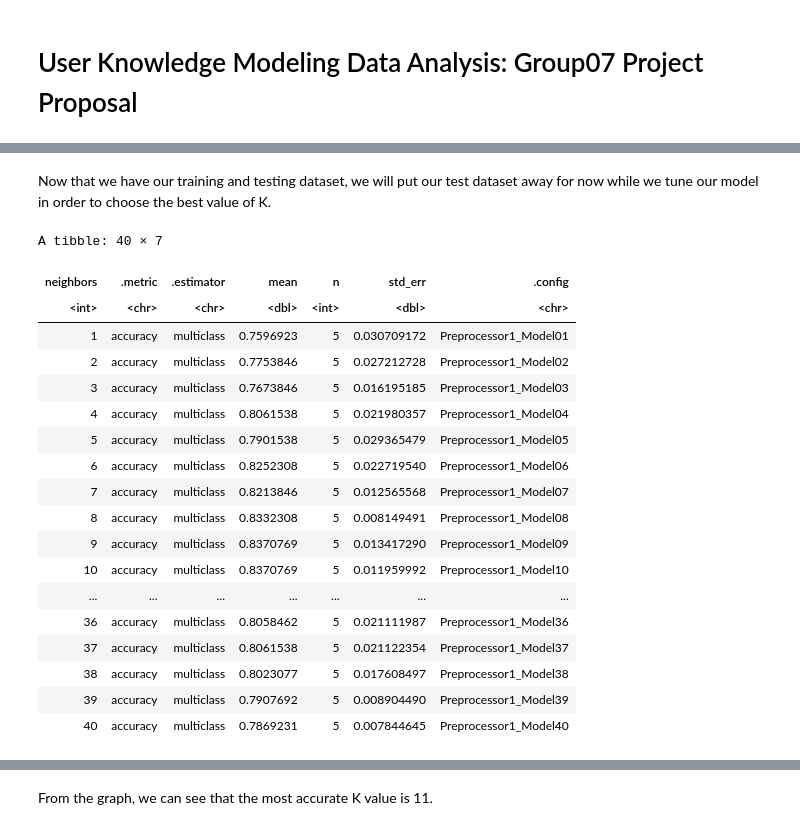
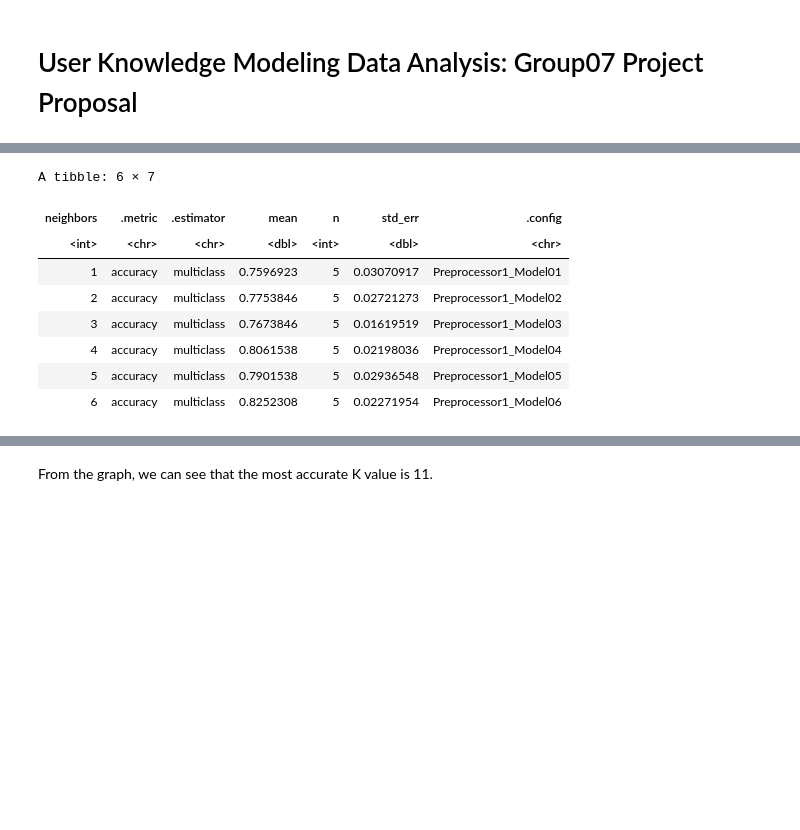
Before and after one commit to lucyzyl/dsci_100_007_group07, a Jupyter notebook: report.ipynb, the cells around one changed output, grey strips where cells are left out. Drawn from its saved outputs; the diff is of its cells as text; code cells hidden in the pictures; blank space fills up the shorter version.

```diff
--- a/report.ipynb
+++ b/report.ipynb
@@ -23,13 +24,18 @@ library(tidyverse)
 library(readxl)
 library(dplyr)
 library(tidymodels)
-set.seed(102)
 
-# read the dataset into R
+# download the excel file directly from the web
 url <- "https://archive.ics.uci.edu/ml/machine-learning-databases/00257/Data_User_Modeling_Dataset_Hamdi%20Tolga%20KAHRAMAN.xls"
 download.file(url, destfile = "user.xls")
-messy_user_data <- read_excel("user.xls", sheet = 2)
-head(messy_user_data) # to show the first 6 observations in this dataframe
+
+# load the Training_Data
+messy_user_train <- read_excel("user.xls", sheet = 2)
+head(messy_user_train) # to show the first 6 observations in this dataframe
+
+# load the Test_Data
+messy_user_test <- read_excel("user.xls", sheet = 3)
+head(messy_user_test) # to show the first 6 observations in this dataframe
 # %% [output]
 New names:
 • `` -> `...7`
@@ -46,10 +69,16 @@ A tibble: 6 × 9
 # %%
 set.seed(102)
-# Clean and wrangle the data into a tidy format
-user_data <- messy_user_data |>
+# Clean and wrangle the messy_user_train dataset into a tidy format
+user_train <- messy_user_train |>
     select(STG: UNS) |>
     mutate(UNS = as_factor(UNS))
-head(user_data) # to show the first 6 observations in this dataframe
+head(user_train)
+
+# Clean and wrangle the messy_user_test dataset into a tidy format
+user_test <- messy_user_test |>
+    select(STG: UNS) |>
+    mutate(UNS = as_factor(UNS))
+head(user_test)
 # %% [output]
 A tibble: 6 × 6
 | STG | SCG | STR | LPR | PEG | UNS |
@@ -65,4 +352,0 @@ We will not be needing to perform the initial split because our original data se
-# %%
-set.seed(102)
-# Rename user_data to user_train
-user_train<-user_data
@@ -147,51 +353,38 @@ A tibble: 6 × 6
-# %% [markdown]
-Now that we have our training and testing dataset, we will put our test dataset away for now while we tune our model in order to choose the best value of K.
 # %%
 set.seed(102)
 # Create a 5-fold cross validation object
 user_vfold <- vfold_cv(user_train, v = 5, strata = UNS)
 
 # Create a recipe for the training set and standardize the data
 user_recipe <- recipe(UNS ~ PEG, SCG, STG, LPR, data = user_train) |>
     step_scale(all_predictors()) |>
     step_center(all_predictors())
 
 # Create a knn model specification
  knn_spec <- nearest_neighbor(weight_func = "rectangular", neighbors = tune()) |>
      set_engine("kknn") |>
      set_mode("classification")
 
 # Fit the knn model into a workflow with a range of possible K values
  k_vals <- tibble(neighbors = seq (from = 1, to = 40))
 
- knn_results <- workflow() |>
-     add_recipe(user_recipe) |>
-     add_model(knn_spec) |>
-     tune_grid(resamples = user_vfold, grid = k_vals) |>
+knn_results <- workflow() |>
+    add_recipe(user_recipe) |>
+    add_model(knn_spec) |>
+    tune_grid(resamples = user_vfold, grid = k_vals) |>
     collect_metrics() |>
     filter(.metric == "accuracy")
-
-knn_results
+head(knn_results)
 # %% [output]
-A tibble: 40 × 7
+A tibble: 6 × 7
 | neighbors | .metric | .estimator | mean | n | std_err | .config |
 | <int> | <chr> | <chr> | <dbl> | <int> | <dbl> | <chr> |
-| 1 | accuracy | multiclass | 0.7596923 | 5 | 0.030709172 | Preprocessor1_Model01 |
-| 2 | accuracy | multiclass | 0.7753846 | 5 | 0.027212728 | Preprocessor1_Model02 |
-| 3 | accuracy | multiclass | 0.7673846 | 5 | 0.016195185 | Preprocessor1_Model03 |
-| 4 | accuracy | multiclass | 0.8061538 | 5 | 0.021980357 | Preprocessor1_Model04 |
-| 5 | accuracy | multiclass | 0.7901538 | 5 | 0.029365479 | Preprocessor1_Model05 |
-| 6 | accuracy | multiclass | 0.8252308 | 5 | 0.022719540 | Preprocessor1_Model06 |
-| 7 | accuracy | multiclass | 0.8213846 | 5 | 0.012565568 | Preprocessor1_Model07 |
-| 8 | accuracy | multiclass | 0.8332308 | 5 | 0.008149491 | Preprocessor1_Model08 |
-| 9 | accuracy | multiclass | 0.8370769 | 5 | 0.013417290 | Preprocessor1_Model09 |
-| 10 | accuracy | multiclass | 0.8370769 | 5 | 0.011959992 | Preprocessor1_Model10 |
-| ... | ... | ... | ... | ... | ... | ... |
-| 36 | accuracy | multiclass | 0.8058462 | 5 | 0.021111987 | Preprocessor1_Model36 |
-| 37 | accuracy | multiclass | 0.8061538 | 5 | 0.021122354 | Preprocessor1_Model37 |
-| 38 | accuracy | multiclass | 0.8023077 | 5 | 0.017608497 | Preprocessor1_Model38 |
-| 39 | accuracy | multiclass | 0.7907692 | 5 | 0.008904490 | Preprocessor1_Model39 |
-| 40 | accuracy | multiclass | 0.7869231 | 5 | 0.007844645 | Preprocessor1_Model40 |
+| 1 | accuracy | multiclass | 0.7596923 | 5 | 0.03070917 | Preprocessor1_Model01 |
+| 2 | accuracy | multiclass | 0.7753846 | 5 | 0.02721273 | Preprocessor1_Model02 |
+| 3 | accuracy | multiclass | 0.7673846 | 5 | 0.01619519 | Preprocessor1_Model03 |
+| 4 | accuracy | multiclass | 0.8061538 | 5 | 0.02198036 | Preprocessor1_Model04 |
+| 5 | accuracy | multiclass | 0.7901538 | 5 | 0.02936548 | Preprocessor1_Model05 |
+| 6 | accuracy | multiclass | 0.8252308 | 5 | 0.02271954 | Preprocessor1_Model06 |
 # %%
 set.seed(102)
 accuracies_plot <- knn_results |>
```
Also changed, not shown: parts of 29 cells of this notebook.
